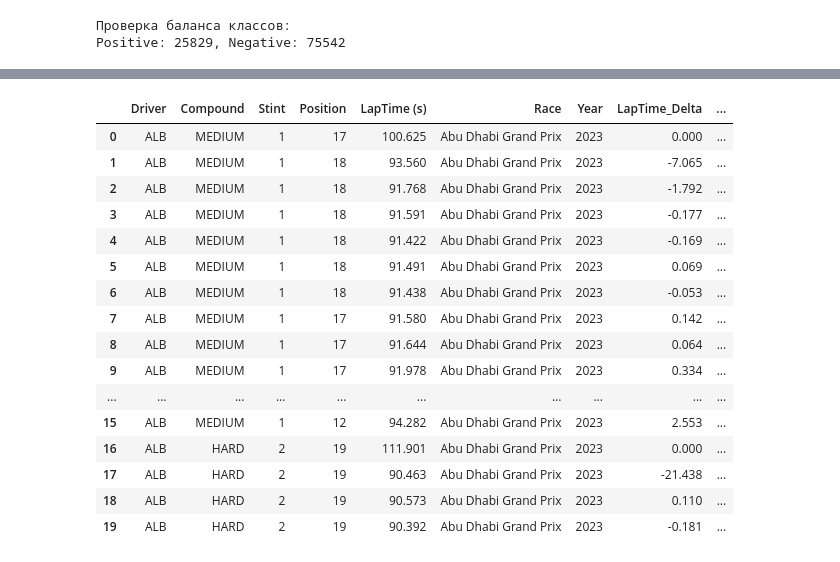
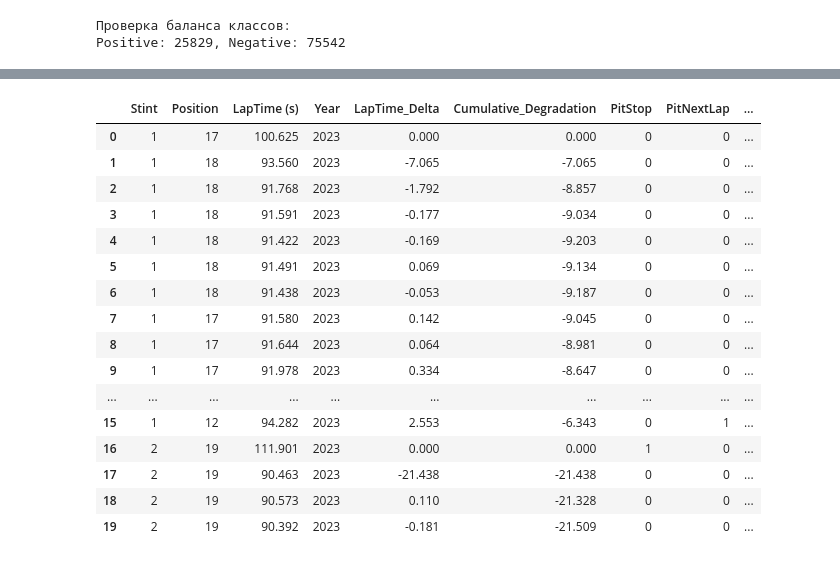
Before and after one commit to hsemlcourse/hseml-group-project-vassuha, a Jupyter notebook: notebooks/01_eda.ipynb, the cells around one changed output, grey strips where cells are left out. Saved outputs shown, nothing was run; the diff lists cells and outputs as text; code cells hidden in the pictures.

```diff
--- a/notebooks/01_eda.ipynb
+++ b/notebooks/01_eda.ipynb
@@ -125,25 +123,28 @@ df = df.drop_duplicates()
 df = df.drop(['TyreLife', 'LapNumber'], axis=1)
 # %%
 df_encoded = pd.get_dummies(df, columns=str_cols, drop_first=False)
+# %%
+df_reduced = df.drop(['Driver', 'Race'], axis=1)
+df_reduced_encoded = pd.get_dummies(df_reduced, columns=['Compound'], drop_first=False)
 # %%
-df.head(20)
+df_reduced_encoded.head(20)
 # %% [output]
-|  | Driver | Compound | Stint | Position | LapTime (s) | Race | Year | LapTime_Delta | ... |
-| 0 | ALB | MEDIUM | 1 | 17 | 100.625 | Abu Dhabi Grand Prix | 2023 | 0.000 | ... |
-| 1 | ALB | MEDIUM | 1 | 18 | 93.560 | Abu Dhabi Grand Prix | 2023 | -7.065 | ... |
-| 2 | ALB | MEDIUM | 1 | 18 | 91.768 | Abu Dhabi Grand Prix | 2023 | -1.792 | ... |
-| 3 | ALB | MEDIUM | 1 | 18 | 91.591 | Abu Dhabi Grand Prix | 2023 | -0.177 | ... |
-| 4 | ALB | MEDIUM | 1 | 18 | 91.422 | Abu Dhabi Grand Prix | 2023 | -0.169 | ... |
-| 5 | ALB | MEDIUM | 1 | 18 | 91.491 | Abu Dhabi Grand Prix | 2023 | 0.069 | ... |
-| 6 | ALB | MEDIUM | 1 | 18 | 91.438 | Abu Dhabi Grand Prix | 2023 | -0.053 | ... |
-| 7 | ALB | MEDIUM | 1 | 17 | 91.580 | Abu Dhabi Grand Prix | 2023 | 0.142 | ... |
-| 8 | ALB | MEDIUM | 1 | 17 | 91.644 | Abu Dhabi Grand Prix | 2023 | 0.064 | ... |
-| 9 | ALB | MEDIUM | 1 | 17 | 91.978 | Abu Dhabi Grand Prix | 2023 | 0.334 | ... |
+|  | Stint | Position | LapTime (s) | Year | LapTime_Delta | Cumulative_Degradation | PitStop | PitNextLap | ... |
+| 0 | 1 | 17 | 100.625 | 2023 | 0.000 | 0.000 | 0 | 0 | ... |
+| 1 | 1 | 18 | 93.560 | 2023 | -7.065 | -7.065 | 0 | 0 | ... |
+| 2 | 1 | 18 | 91.768 | 2023 | -1.792 | -8.857 | 0 | 0 | ... |
+| 3 | 1 | 18 | 91.591 | 2023 | -0.177 | -9.034 | 0 | 0 | ... |
+| 4 | 1 | 18 | 91.422 | 2023 | -0.169 | -9.203 | 0 | 0 | ... |
+| 5 | 1 | 18 | 91.491 | 2023 | 0.069 | -9.134 | 0 | 0 | ... |
+| 6 | 1 | 18 | 91.438 | 2023 | -0.053 | -9.187 | 0 | 0 | ... |
+| 7 | 1 | 17 | 91.580 | 2023 | 0.142 | -9.045 | 0 | 0 | ... |
+| 8 | 1 | 17 | 91.644 | 2023 | 0.064 | -8.981 | 0 | 0 | ... |
+| 9 | 1 | 17 | 91.978 | 2023 | 0.334 | -8.647 | 0 | 0 | ... |
 | ... | ... | ... | ... | ... | ... | ... | ... | ... | ... |
-| 15 | ALB | MEDIUM | 1 | 12 | 94.282 | Abu Dhabi Grand Prix | 2023 | 2.553 | ... |
-| 16 | ALB | HARD | 2 | 19 | 111.901 | Abu Dhabi Grand Prix | 2023 | 0.000 | ... |
-| 17 | ALB | HARD | 2 | 19 | 90.463 | Abu Dhabi Grand Prix | 2023 | -21.438 | ... |
-| 18 | ALB | HARD | 2 | 19 | 90.573 | Abu Dhabi Grand Prix | 2023 | 0.110 | ... |
-| 19 | ALB | HARD | 2 | 19 | 90.392 | Abu Dhabi Grand Prix | 2023 | -0.181 | ... |
+| 15 | 1 | 12 | 94.282 | 2023 | 2.553 | -6.343 | 0 | 1 | ... |
+| 16 | 2 | 19 | 111.901 | 2023 | 0.000 | 0.000 | 1 | 0 | ... |
+| 17 | 2 | 19 | 90.463 | 2023 | -21.438 | -21.438 | 0 | 0 | ... |
+| 18 | 2 | 19 | 90.573 | 2023 | 0.110 | -21.328 | 0 | 0 | ... |
+| 19 | 2 | 19 | 90.392 | 2023 | -0.181 | -21.509 | 0 | 0 | ... |
 # %%
 df_encoded.to_csv("../data/processed/f1_strategy_dataset_v4_processed.csv")
```
Also changed, not shown: parts of 5 cells of this notebook, 3 other files.
